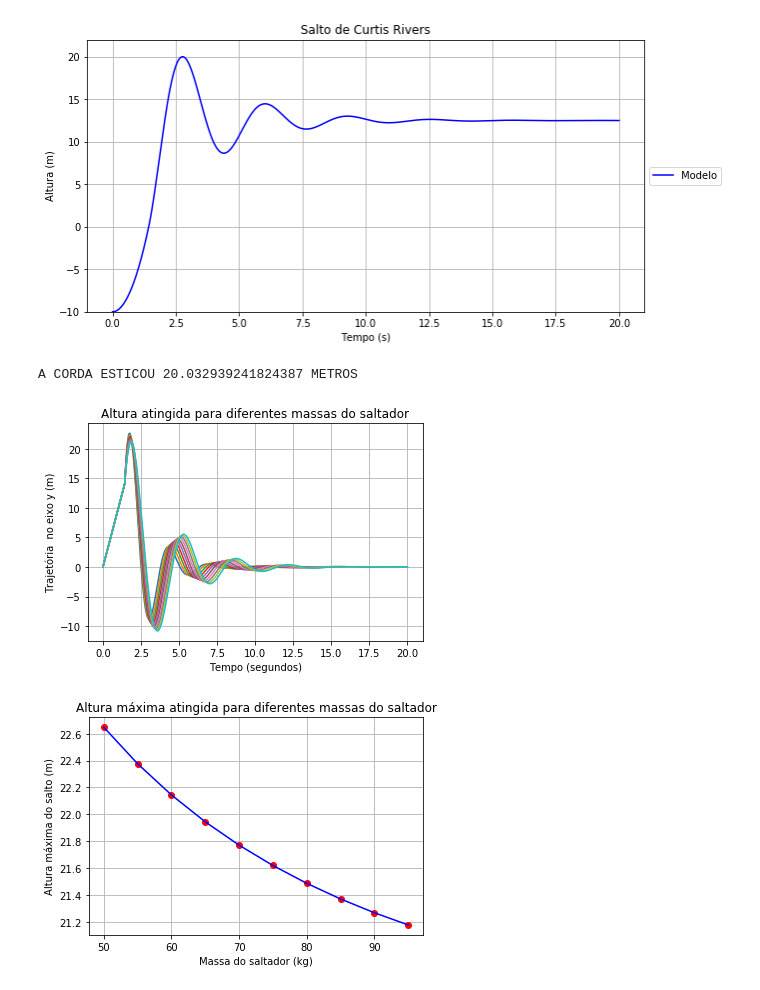
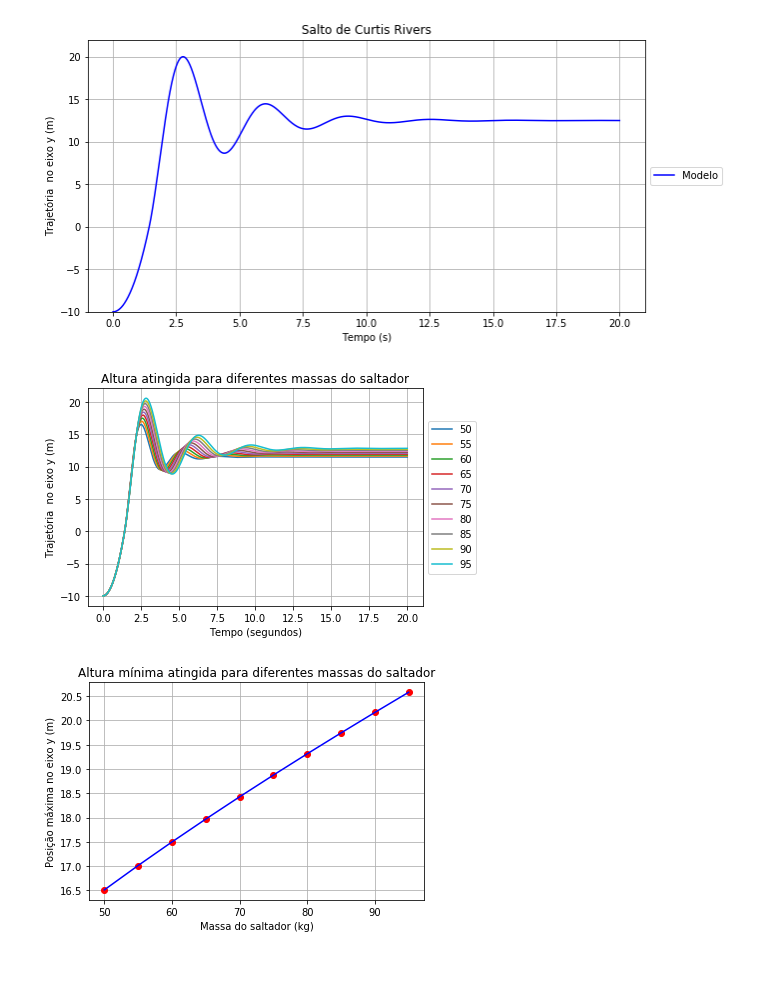
Before and after one commit to thiagoyoussef/Bungee-Modeling, a Jupyter notebook: bungee.ipynb, the cells around one changed output. Saved outputs shown, nothing was run; the diff lists cells and outputs as text; code cells hidden in the pictures.

```diff
--- a/bungee.ipynb
+++ b/bungee.ipynb
@@ -13,9 +13,8 @@ m = 90 # Massa da pessoa, em kg
 𝜌 = 0.8 # Densidade do ar, em kg/m3
 Cd = 0.5
 h = 1.70 # Altura da pessoa
-A = (m*h)/3600 # Área da secção transversal da pessoa
+A = 0.0425 # Área da secção transversal da pessoa
 l0 = 10 # Comprimento inicial da corda
-vt = 54 # Velocidade terminal do corpo humano em m/s
 
 # Condições iniciais
 y = -10
@@ -30,7 +29,7 @@ cond_inicial = [y,vy]
 D = 74
 
 # Função que implementa o nosso modelo
-def modelo(X,t):
+def modelo1(X,t):
     y = X[0]
     vy = X[1]
     x = (y-l0)
@@ -45,67 +44,66 @@ def modelo(X,t):
     return derivadas
 
 # Resultado do ODEINT
-result = odeint(modelo,cond_inicial,ls_tempo)
+result = odeint(modelo1,cond_inicial,ls_tempo)
 h = result[:,0]
 
-# Plotando gráfico do modelo
+# Plotando gráfico do modelo 1
 fig = plt.figure(figsize=(10,5))
 plt.title("Salto de Curtis Rivers")
 ax = fig.add_subplot(111)
 plt.plot(ls_tempo,h, 'b-', label="Modelo")
 plt.xlabel("Tempo (s)")
-plt.ylabel("Altura (m)")
+plt.ylabel("Trajetória  no eixo y (m)")
 plt.legend(loc='center left', bbox_to_anchor=(1, 0.5))
 plt.grid(True)
 ax.set_ylim(-10, 22)
 plt.show()
-
-stretch = max(h)
-print('A CORDA ESTICOU {0} METROS'.format(stretch))
 # %% [output]
-[figure, old version]
+[figure, new version]
-A CORDA ESTICOU 20.032939241824387 METROS
 # %%
 # Gráfico conclusivo e pergunta a ser respondida pelo modelo
 # Qual a altura máxima atinginda no salto para diferentes valores de massa do saltador?
 
-#Declara a lista de  massas
+# Declara a lista de massas
 lista_massas = np.arange(50, 100, 5)
 
-def modelo1(X, t, m):
+# Função que implementa nosso modelo com diferentes massas
+def modelo2(X, t, m):
     y = X[0]
     vy = X[1]
     x = (y-l0)
     Ar = (0.5*𝜌*Cd*A*vy**2)
     k = 330
     dhdt = vy
     if y < 0:
         dvydt = g - Ar/m
     else:
         dvydt = g - Ar/m - (k*x)/m - (D*vy)/m
     derivadas = [dhdt,dvydt]
     return derivadas
+
+# Plotando gráfico do modelo 2
 ls_max = []
 for massa in lista_massas:
-    Solucao = odeint(modelo1,cond_inicial, ls_tempo, args=(massa,))
-    ls_max.append(max(Solucao[:,1]))
-    plt.plot(ls_tempo, Solucao[:,1])
+    Solucao = odeint(modelo2,cond_inicial, ls_tempo, args=(massa,))
+    ls_max.append(max(Solucao[:,0]))
+    plt.plot(ls_tempo, Solucao[:,0], label = massa)
 
 plt.title('Altura atingida para diferentes massas do saltador')
-#plt.axis([0, 8, 0, 37])
 plt.xlabel('Tempo (segundos)')
 plt.ylabel('Trajetória  no eixo y (m)')
 plt.grid(True)
+plt.legend(loc='center left', bbox_to_anchor=(1, 0.5))
 plt.show()
 
-#Gráfico conclusivo
-plt.title('Altura máxima atingida para diferentes massas do saltador')
+# Gráfico conclusivo
+plt.title('Altura mínima atingida para diferentes massas do saltador')
 plt.plot(lista_massas,ls_max, 'ro')
 plt.plot(lista_massas,ls_max, 'b')
 plt.xlabel('Massa do saltador (kg)')
-plt.ylabel('Altura máxima do salto (m)')
+plt.ylabel('Posição máxima no eixo y (m)')
 plt.grid(True)
 plt.show()
 # %% [output]
-[figure, old version]
+[figure, new version]
-[figure, old version]
+[figure, new version]
```
